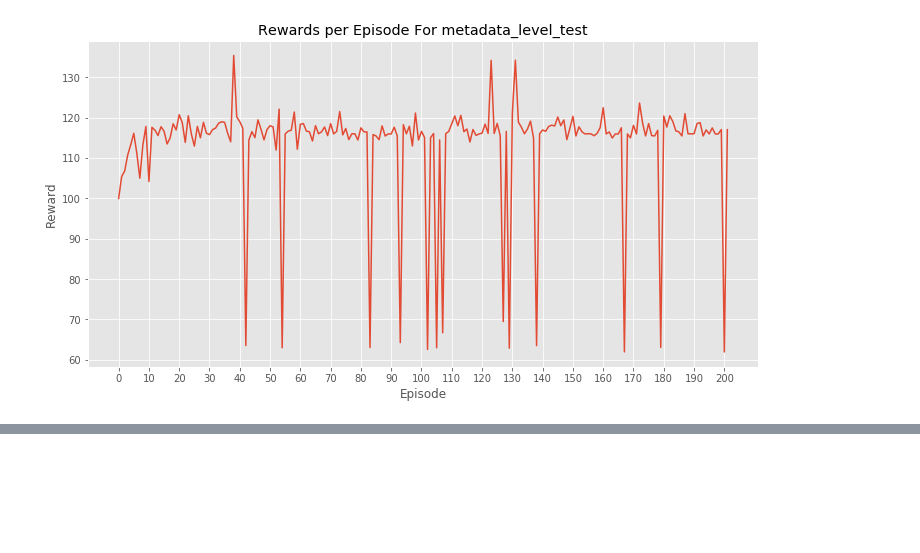
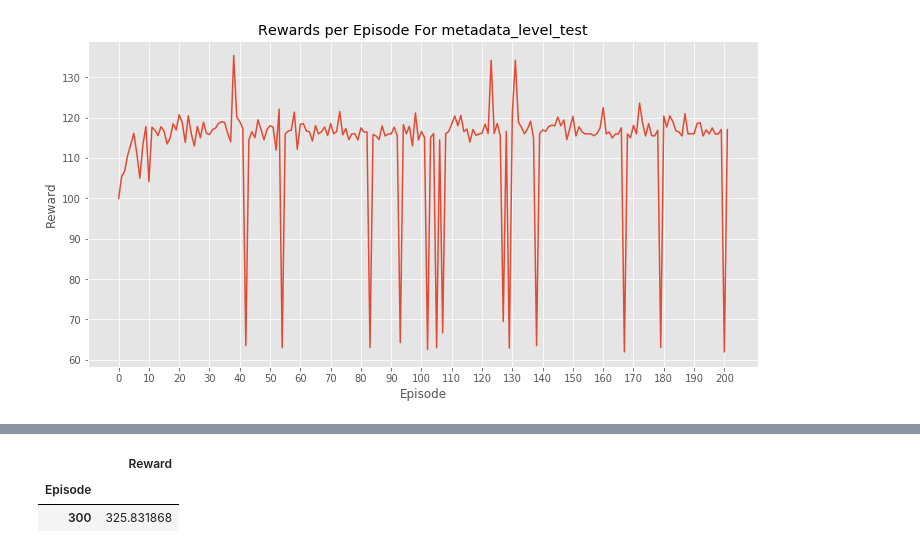
Before and after one commit to NJacobsohn/Your-Learning-is-in-Another-Castle, a Jupyter notebook: notebooks/plotting_and_visualization.ipynb, the cells around one changed output, grey strips where cells are left out. Drawn from its saved outputs; the diff is of its cells as text; code cells hidden in the pictures; blank space fills up the shorter version.

```diff
--- a/notebooks/plotting_and_visualization.ipynb
+++ b/notebooks/plotting_and_visualization.ipynb
@@ -165,0 +171,6 @@ underwater_df = good_episodes(underwater_level, 0)
+# %%
+good_episodes("underwater_level_big_train", 300)
+# %% [output]
+|  | Reward |
+| Episode |  |
+| 300 | 325.831868 |
```
Also changed, not shown: parts of 1 cell of this notebook, 2 other files.
